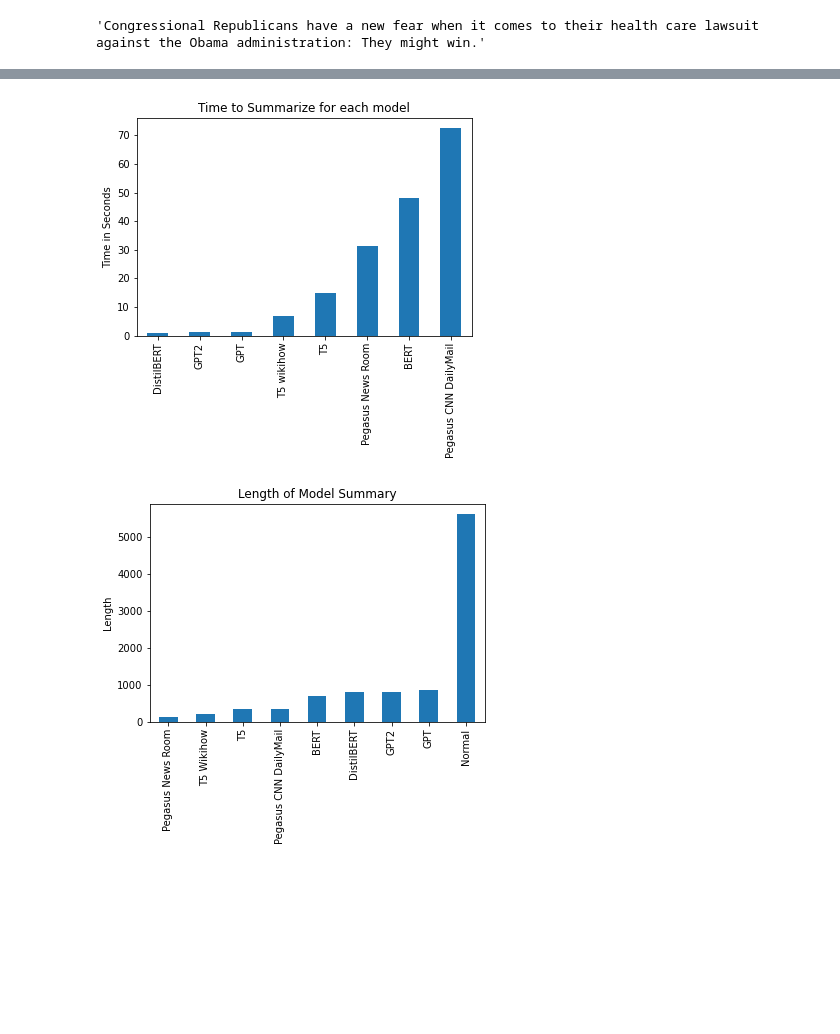
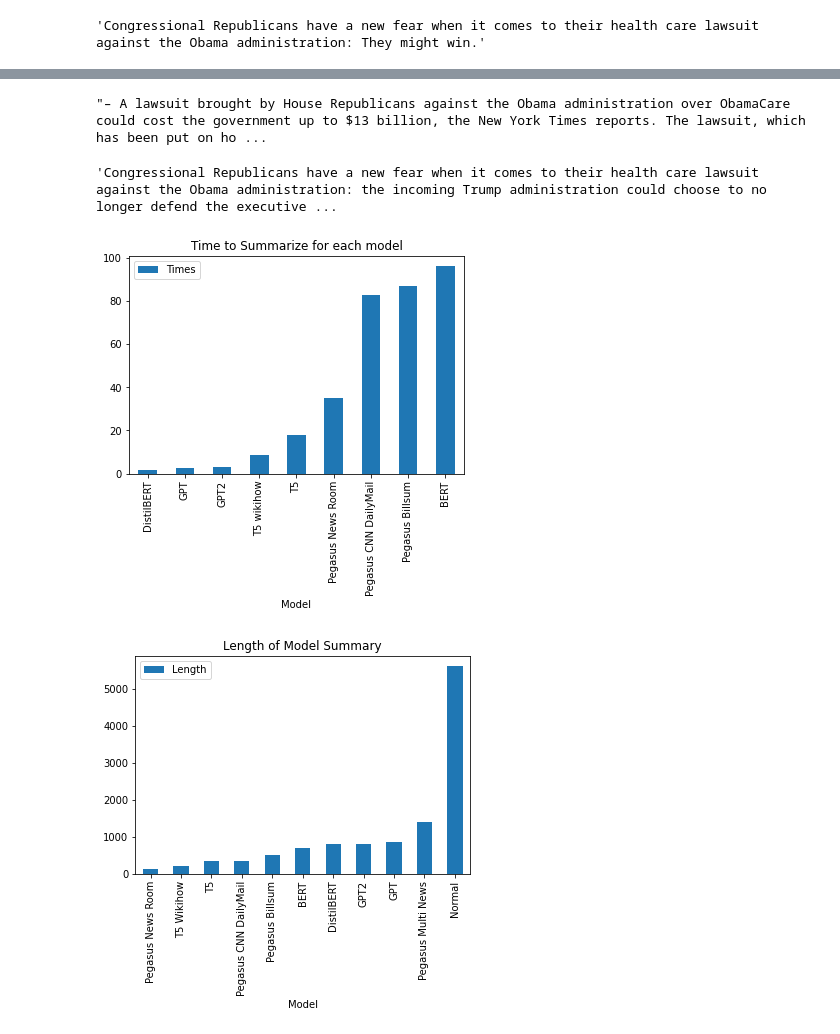
Before and after one commit to lazarust/NewsTextSummarization, a Jupyter notebook: Proof of Concept/notebook.ipynb, the cells around one changed output, grey strips where cells are left out. Drawn from its saved outputs; the diff is of its cells as text; code cells hidden in the pictures; blank space fills up the shorter version.

Commit message:
Add Pegasus multi and billsum

```diff
--- a/Proof of Concept/notebook.ipynb
+++ b/Proof of Concept/notebook.ipynb
@@ -227,0 +249,9 @@ print(pegasus_cnn_time)
+# %%
+start = time.time()
+batch = tokenizer.prepare_seq2seq_batch(df['content'].tolist()[:1], max_target_length=100, padding='longest')
+translated = model.generate(**batch)
+tgt_text = tokenizer.batch_decode(translated, skip_special_tokens=True)
+end = time.time()
+decoded_pegasus_billsum = tgt_text[0]
+pegasus_billsum_time = (end - start)
+print(pegasus_billsum_time)
@@ -266,15 +302,40 @@ decoded_pegasus_cnn
+# %%
+decoded_pegasus_multi
+# %% [output]
+"– A lawsuit brought by House Republicans against the Obama administration over ObamaCare could cost the government up to $13 billion, the New York Times reports. The lawsuit, which has been put on ho ...
+# %%
+decoded_pegasus_billsum
+# %% [output]
+'Congressional Republicans have a new fear when it comes to their health care lawsuit against the Obama administration: the incoming Trump administration could choose to no longer defend the executive ...
 # %%
 import matplotlib.pyplot as plot
-time_array = {'Model': ["BERT", "T5", "DistilBERT", "GPT", "GPT2", "T5 wikihow", "Pegasus News Room", "Pegasus CNN DailyMail"], 'Times': [BERT_time, t5_time, DistilBERT_time, GPT_time, GPT2_time, t5_wikihow_time, pegasus_newsroom_time, pegasus_cnn_time]}
+time_array = {
+    'Model': ["BERT", "T5", "DistilBERT", "GPT", "GPT2", "T5 wikihow", "Pegasus News Room", "Pegasus CNN DailyMail", "Pegasus Billsum"],
+    'Times': [BERT_time, t5_time, DistilBERT_time, GPT_time, GPT2_time, t5_wikihow_time, pegasus_newsroom_time, pegasus_cnn_time, pegasus_billsum_time]
+    }
 df_time = pd.DataFrame(data=time_array)
-df_time.sort_values('Times').plot.bar(x="Model", y="Times", title="Time to Summarize for each model", ylabel="Time in Seconds", xlabel="", legend=False)
+df_time.sort_values('Times').plot.bar(x="Model", y="Times", title="Time to Summarize for each model")
 plot.show()
 # %% [output]
-[figure, old version]
+[figure, new version]
 # %%
-length_dict = {"Model": ["Normal", "BERT", "T5", "DistilBERT", "GPT", "GPT2", "T5 Wikihow", "Pegasus News Room", "Pegasus CNN DailyMail"], "Length": [(len(df.iloc[0]['content'])), (len(decoded_BERT)), (len(decoded_T5)), (len(decoded_DistilBERT)), (len(decoded_GPT)), (len(decoded_GPT2)), (len(decoded_T5_wikihow)), (len(decoded_pegasus_newsroom)), (len(decoded_pegasus_cnn))]}
+length_dict = {
+    "Model": ["Normal", "BERT", "T5", "DistilBERT", "GPT", "GPT2", "T5 Wikihow", "Pegasus News Room", "Pegasus CNN DailyMail", "Pegasus Multi News", "Pegasus Billsum"],
+    "Length": [
+               (len(df.iloc[0]['content'])),
+               (len(decoded_BERT)), (len(decoded_T5)),
+               (len(decoded_DistilBERT)),
+               (len(decoded_GPT)),
+               (len(decoded_GPT2)),
+               (len(decoded_T5_wikihow)),
+               (len(decoded_pegasus_newsroom)),
+               (len(decoded_pegasus_cnn)),
+               (len(decoded_pegasus_multi)),
+               (len(decoded_pegasus_billsum)),
+               ]
+  }
 df_length = pd.DataFrame(data=length_dict)
-df_length.sort_values('Length').plot.bar(x="Model", y="Length", title="Length of Model Summary", ylabel="Length", xlabel="", legend=False)
+df_length.sort_values('Length').plot.bar(x="Model", y="Length", title="Length of Model Summary")
 plot.show()
 # %% [output]
-[figure, old version]
+[figure, new version]
```
Also changed, not shown: parts of 27 cells of this notebook.
